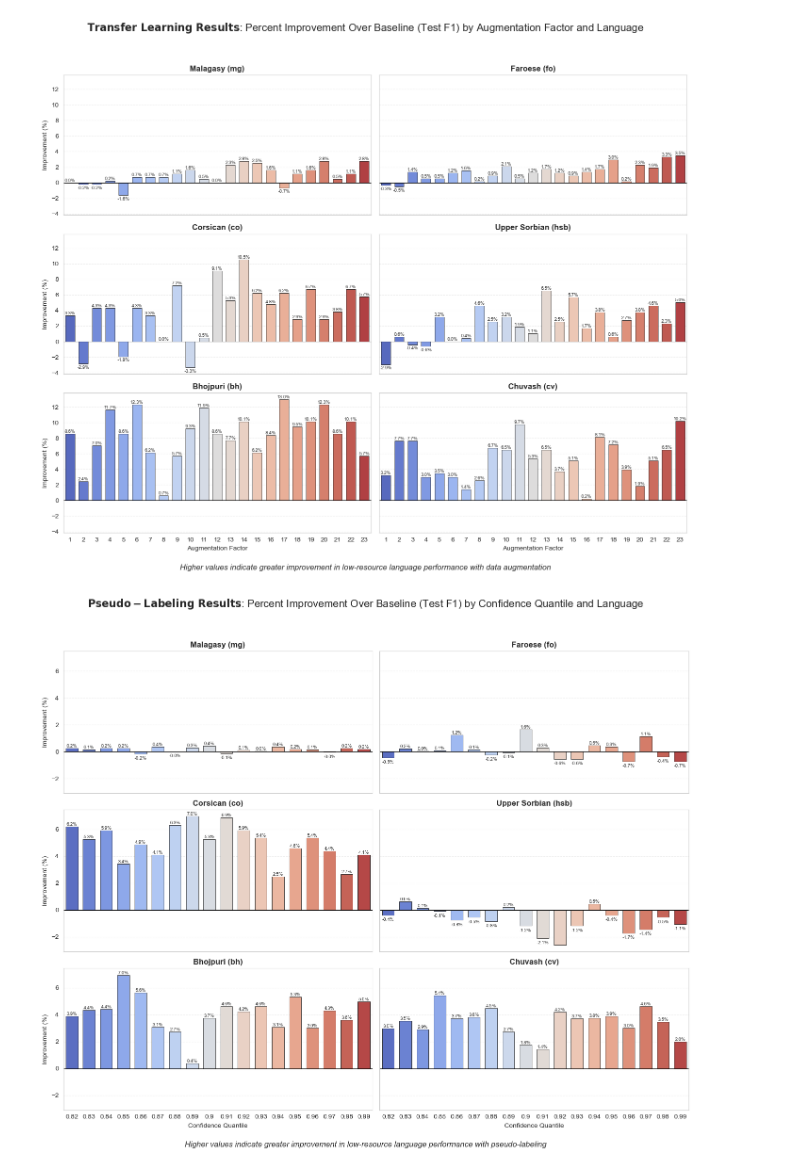
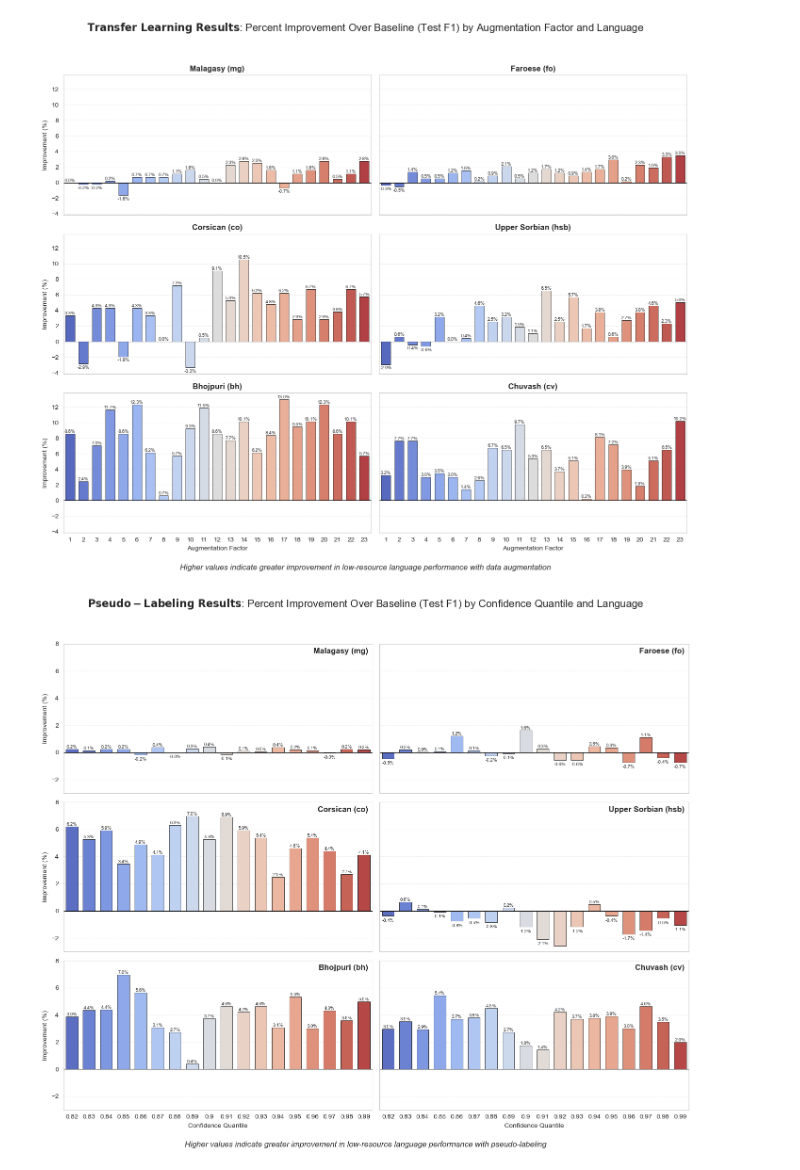
Before and after one commit to Lucas-Granucci/MULTI-NER, a Jupyter notebook: _RESULTS_.ipynb, the cells around one changed output. Drawn from its saved outputs; the diff is of its cells as text; code cells hidden in the pictures.

```diff
--- a/_RESULTS_.ipynb
+++ b/_RESULTS_.ipynb
@@ -399,9 +399,16 @@ for idx, lang in enumerate(["mg", "fo", "co", "hsb", "bh", "cv"]):
     g.grid(axis="y", linestyle="--", alpha=0.3)
 
     # Set the title and labels
-    g.set_title(f"{language_names[lang]} ({lang})", fontsize=12, fontweight="bold")
+    g.set_title(
+        f"{language_names[lang]} ({lang})  ",
+        fontsize=12,
+        fontweight="bold",
+        y=0.91,
+        loc="right",
+    )
     g.set_xlabel("Confidence Quantile", fontsize=10)
     g.set_ylabel("Improvement (%)", fontsize=10)
+    g.set_ylim((-3, 8))
     g.axhline(y=0, color="black", linewidth=0.75)
 
     # Adjust x-axis ticks if needed
@@ -409,32 +416,32 @@ for idx, lang in enumerate(["mg", "fo", "co", "hsb", "bh", "cv"]):
         g.set_xticks(range(len(lang_results["confidence_quantile"].unique())))
         g.set_xticklabels(sorted(lang_results["confidence_quantile"].unique()))
 
 # Add a main title
 fig.suptitle(
     r"$\bf{Pseudo-Labeling\ Results}$: Percent Improvement Over Baseline (Test F1) by Confidence Quantile and Language",
     fontsize=16,
     y=0.98,
 )
 
 # Add an annotation explaining the visualization
 fig.text(
     0.5,
     0.01,
     "Higher values indicate greater improvement in low-resource language performance with pseudo-labeling",
     ha="center",
     fontsize=12,
     style="italic",
 )
 
 # Adjust layout
 plt.tight_layout(rect=[0, 0.03, 1, 0.95])
 
 plt.savefig(
-    "graphs/pseudo_results_lang_breakdown.svg", format="svg", bbox_inches="tight"
+    "graphs/1pseudo_results_lang_breakdown.svg", format="svg", bbox_inches="tight"
 )
 
 
 # Show the plot
 plt.show()
 # %% [output]
-[figure, old version]
+[figure, new version]
```
Also changed, not shown: parts of 4 cells of this notebook, 8 other files.
